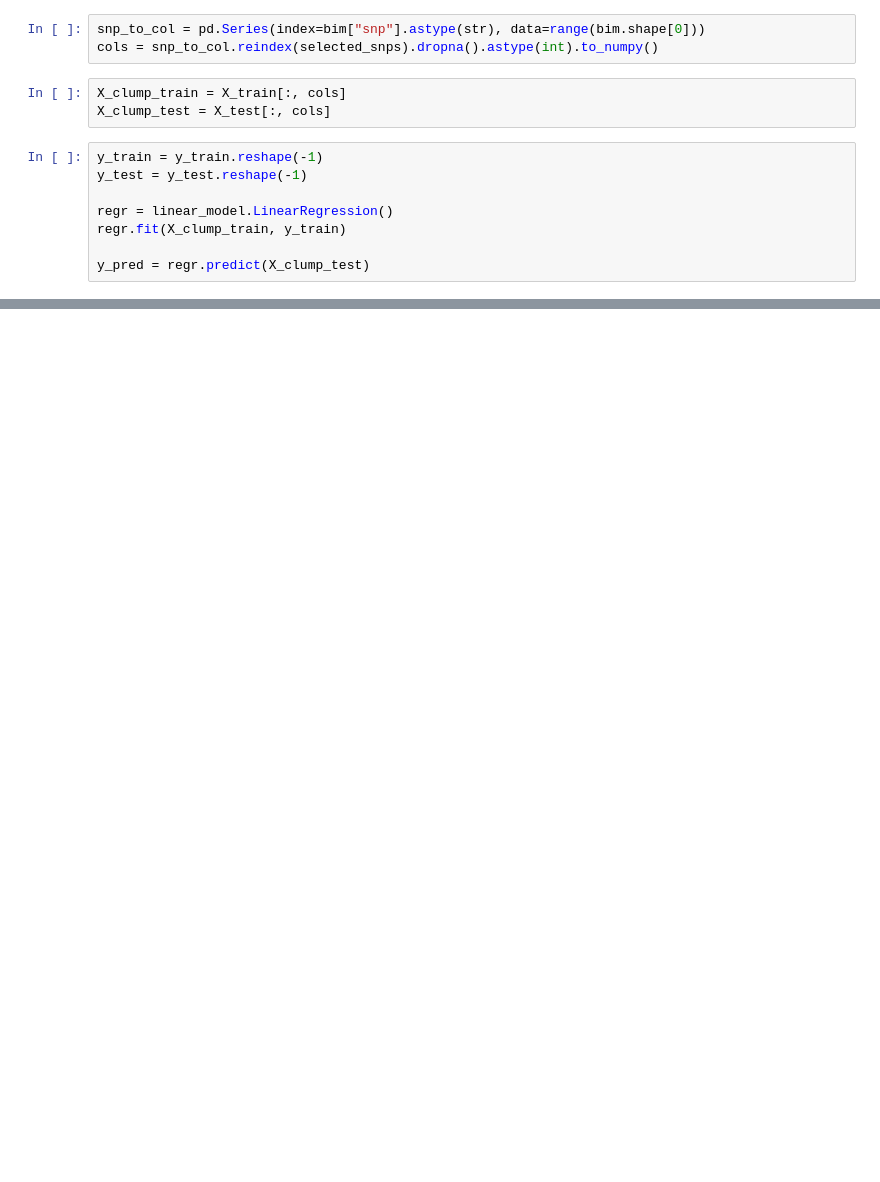
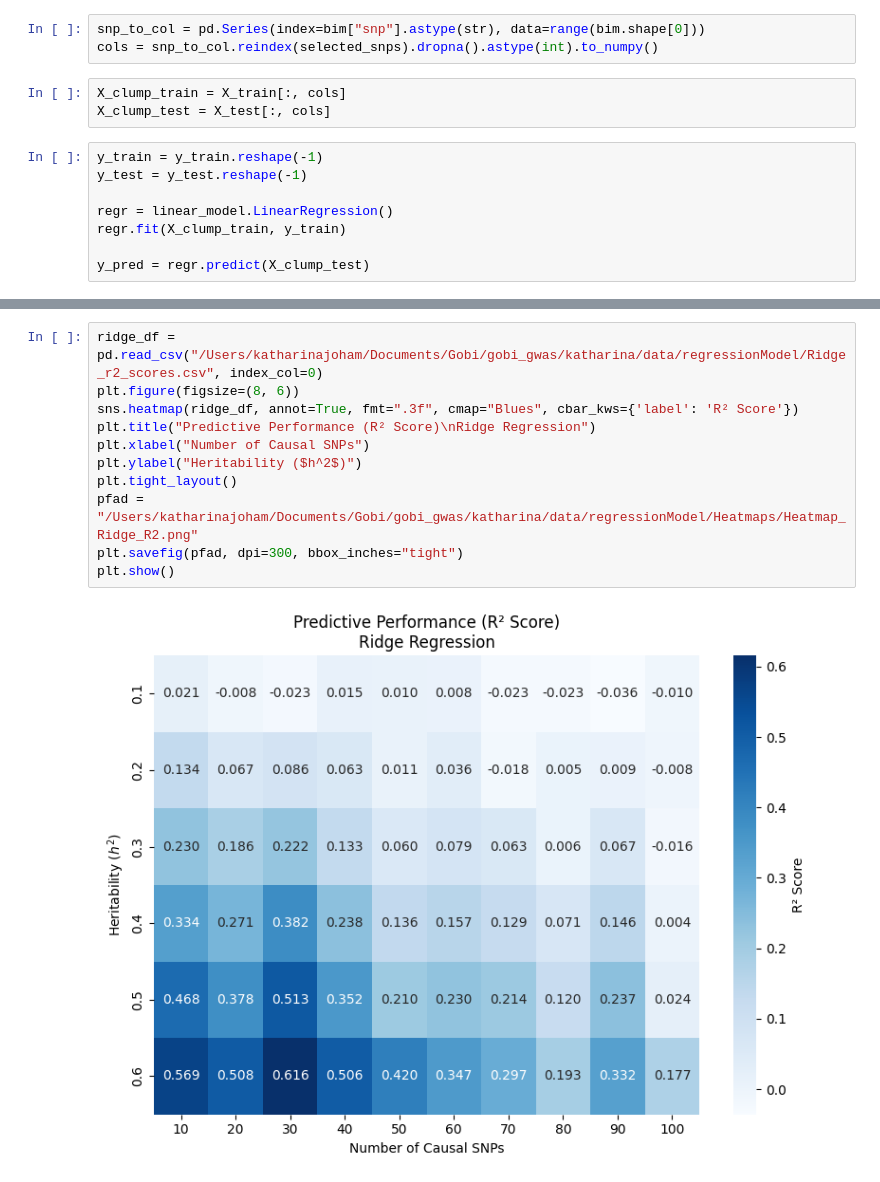
Before and after one commit to sueoglu/gobi_gwas, a Jupyter notebook: katharina/withRegressionModels.ipynb, the cells around one changed output, grey strips where cells are left out. Cells and saved outputs as stored; diff of their text form; blank space fills up the shorter version.

```diff
--- a/katharina/withRegressionModels.ipynb
+++ b/katharina/withRegressionModels.ipynb
@@ -332,0 +357,13 @@ Correlation:0.7549
+# %%
+ridge_df = pd.read_csv("/Users/katharinajoham/Documents/Gobi/gobi_gwas/katharina/data/regressionModel/Ridge_r2_scores.csv", index_col=0)
+plt.figure(figsize=(8, 6))
+sns.heatmap(ridge_df, annot=True, fmt=".3f", cmap="Blues", cbar_kws={'label': 'R² Score'})
+plt.title("Predictive Performance (R² Score)\nRidge Regression")
+plt.xlabel("Number of Causal SNPs")
+plt.ylabel("Heritability ($h^2$)")
+plt.tight_layout()
+pfad = "/Users/katharinajoham/Documents/Gobi/gobi_gwas/katharina/data/regressionModel/Heatmaps/Heatmap_Ridge_R2.png"
+plt.savefig(pfad, dpi=300, bbox_inches="tight")
+plt.show()
+# %% [output]
+[figure, added]
```
Also changed, not shown: parts of 17 cells of this notebook, 6 other files.
